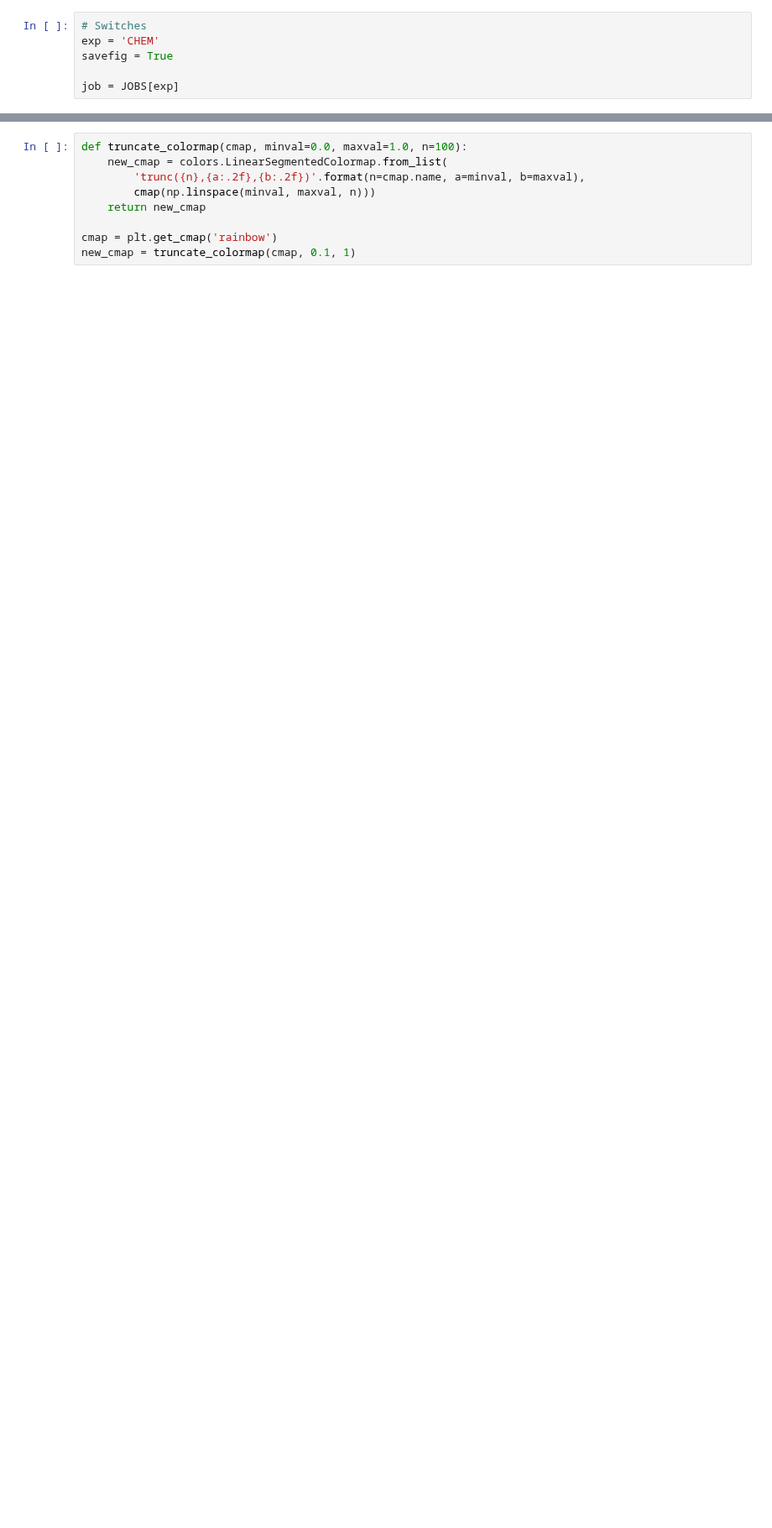
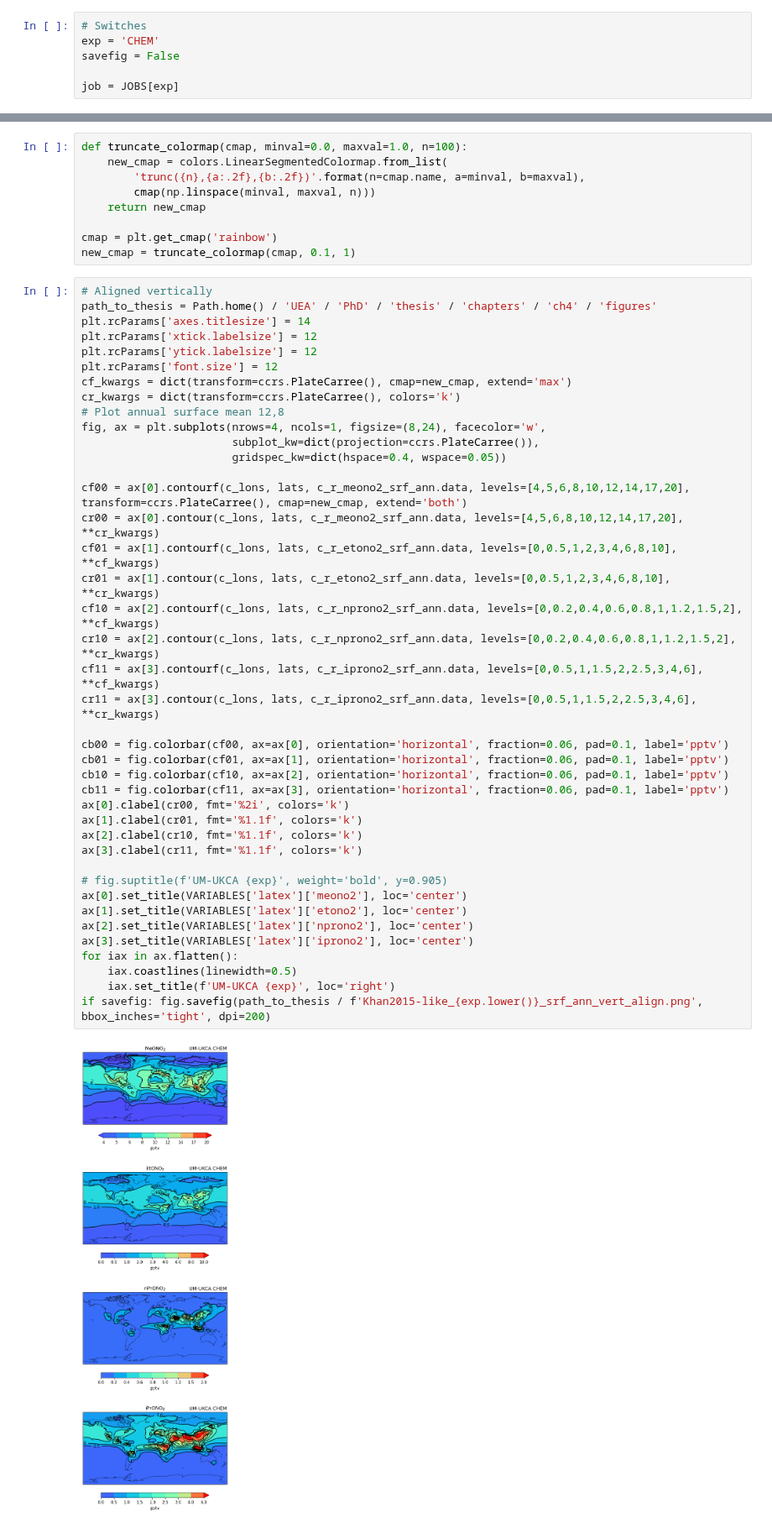
Before and after one commit to mzamyatina/phd_ukca, a Jupyter notebook: plt_xojn_ssn_Khan2015-like.ipynb, the cells around one changed output, grey strips where cells are left out. Shown at 84% size. Drawn from its saved outputs; the diff is of its cells as text; blank space fills up the shorter version.

Commit message:
arrange plots vertically

```diff
--- a/plt_xojn_ssn_Khan2015-like.ipynb
+++ b/plt_xojn_ssn_Khan2015-like.ipynb
@@ -46,7 +46,7 @@ M_air = 28.97 # molar mass of dry air [g mol-1]
 # %%
 # Switches
 exp = 'CHEM'
-savefig = True
+savefig = False
 
 job = JOBS[exp]
 # %% [markdown]
@@ -135,3 +135,46 @@ def truncate_colormap(cmap, minval=0.0, maxval=1.0, n=100):
 
 cmap = plt.get_cmap('rainbow')
 new_cmap = truncate_colormap(cmap, 0.1, 1)
+# %%
+# Aligned vertically
+path_to_thesis = Path.home() / 'UEA' / 'PhD' / 'thesis' / 'chapters' / 'ch4' / 'figures'
+plt.rcParams['axes.titlesize'] = 14
+plt.rcParams['xtick.labelsize'] = 12
+plt.rcParams['ytick.labelsize'] = 12
+plt.rcParams['font.size'] = 12
+cf_kwargs = dict(transform=ccrs.PlateCarree(), cmap=new_cmap, extend='max')
+cr_kwargs = dict(transform=ccrs.PlateCarree(), colors='k')
+# Plot annual surface mean 12,8
+fig, ax = plt.subplots(nrows=4, ncols=1, figsize=(8,24), facecolor='w',
+                       subplot_kw=dict(projection=ccrs.PlateCarree()),
+                       gridspec_kw=dict(hspace=0.4, wspace=0.05))
+
+cf00 = ax[0].contourf(c_lons, lats, c_r_meono2_srf_ann.data, levels=[4,5,6,8,10,12,14,17,20], transform=ccrs.PlateCarree(), cmap=new_cmap, extend='both')
+cr00 = ax[0].contour(c_lons, lats, c_r_meono2_srf_ann.data, levels=[4,5,6,8,10,12,14,17,20], **cr_kwargs)
+cf01 = ax[1].contourf(c_lons, lats, c_r_etono2_srf_ann.data, levels=[0,0.5,1,2,3,4,6,8,10], **cf_kwargs)
+cr01 = ax[1].contour(c_lons, lats, c_r_etono2_srf_ann.data, levels=[0,0.5,1,2,3,4,6,8,10], **cr_kwargs)
+cf10 = ax[2].contourf(c_lons, lats, c_r_nprono2_srf_ann.data, levels=[0,0.2,0.4,0.6,0.8,1,1.2,1.5,2], **cf_kwargs)
+cr10 = ax[2].contour(c_lons, lats, c_r_nprono2_srf_ann.data, levels=[0,0.2,0.4,0.6,0.8,1,1.2,1.5,2], **cr_kwargs)
+cf11 = ax[3].contourf(c_lons, lats, c_r_iprono2_srf_ann.data, levels=[0,0.5,1,1.5,2,2.5,3,4,6], **cf_kwargs)
+cr11 = ax[3].contour(c_lons, lats, c_r_iprono2_srf_ann.data, levels=[0,0.5,1,1.5,2,2.5,3,4,6], **cr_kwargs)
+
+cb00 = fig.colorbar(cf00, ax=ax[0], orientation='horizontal', fraction=0.06, pad=0.1, label='pptv')
+cb01 = fig.colorbar(cf01, ax=ax[1], orientation='horizontal', fraction=0.06, pad=0.1, label='pptv')
+cb10 = fig.colorbar(cf10, ax=ax[2], orientation='horizontal', fraction=0.06, pad=0.1, label='pptv')
+cb11 = fig.colorbar(cf11, ax=ax[3], orientation='horizontal', fraction=0.06, pad=0.1, label='pptv')
+ax[0].clabel(cr00, fmt='%2i', colors='k')
+ax[1].clabel(cr01, fmt='%1.1f', colors='k')
+ax[2].clabel(cr10, fmt='%1.1f', colors='k')
+ax[3].clabel(cr11, fmt='%1.1f', colors='k')
+
+# fig.suptitle(f'UM-UKCA {exp}', weight='bold', y=0.905)
+ax[0].set_title(VARIABLES['latex']['meono2'], loc='center')
+ax[1].set_title(VARIABLES['latex']['etono2'], loc='center')
+ax[2].set_title(VARIABLES['latex']['nprono2'], loc='center')
+ax[3].set_title(VARIABLES['latex']['iprono2'], loc='center')
+for iax in ax.flatten():
+    iax.coastlines(linewidth=0.5)
+    iax.set_title(f'UM-UKCA {exp}', loc='right')
+if savefig: fig.savefig(path_to_thesis / f'Khan2015-like_{exp.lower()}_srf_ann_vert_align.png', bbox_inches='tight', dpi=200)
+# %% [output]
+[figure, added]
```
Also changed, not shown: parts of 4 cells of this notebook.
